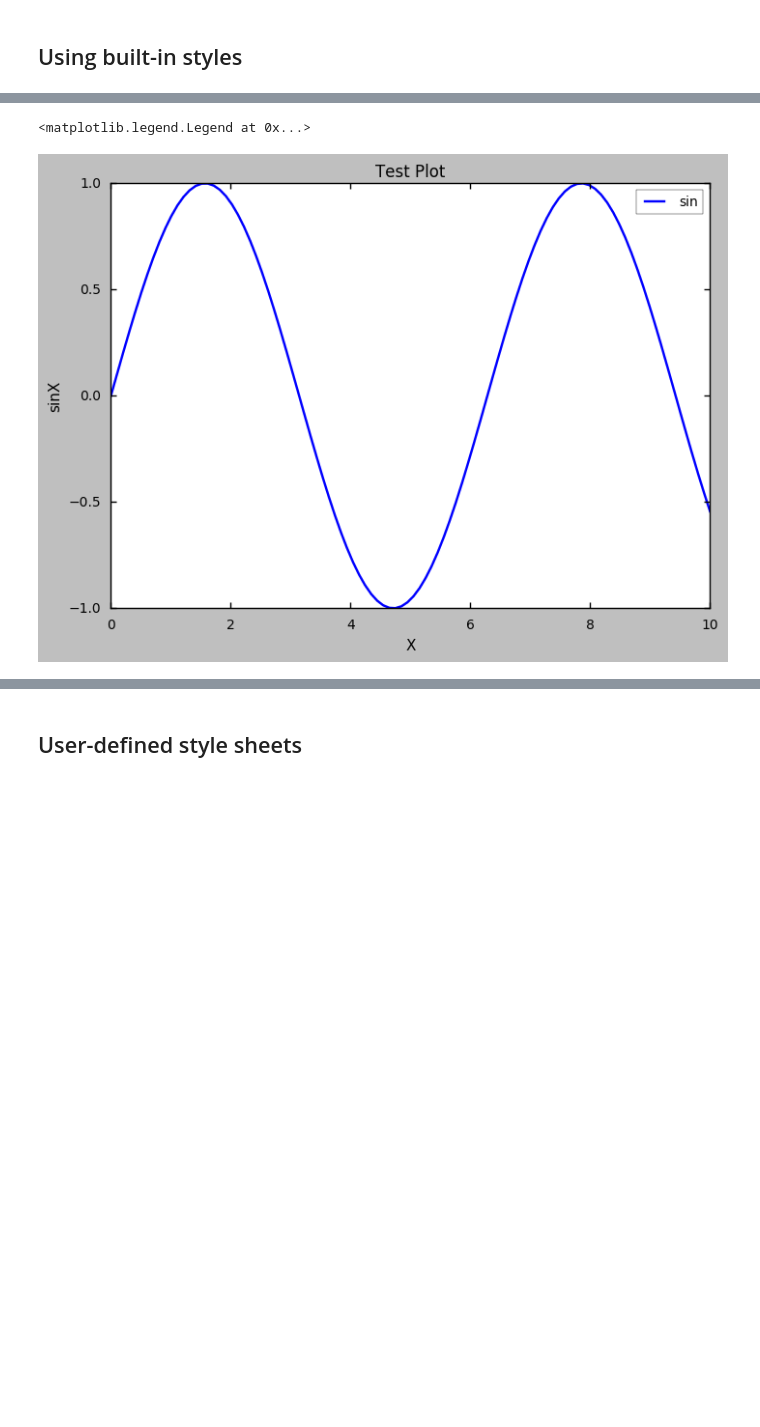
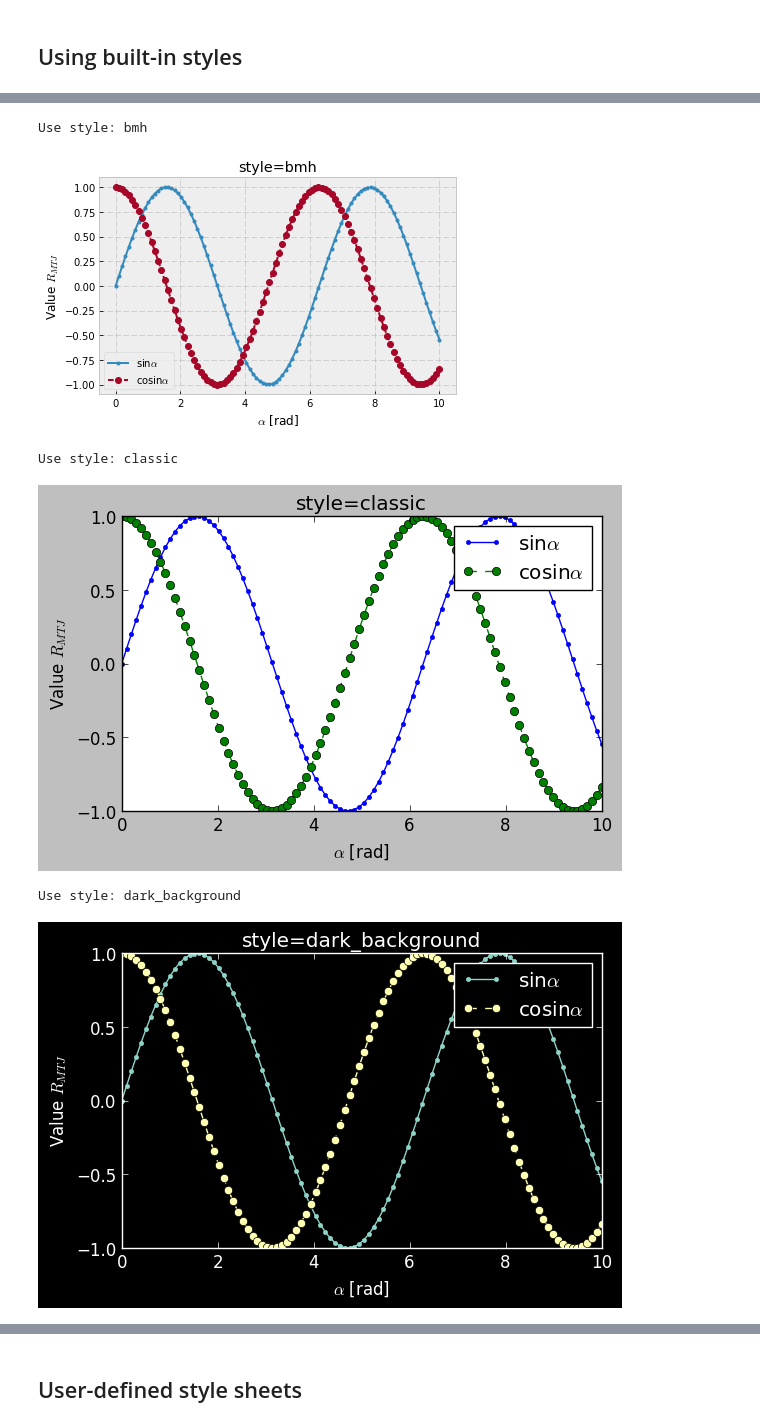
Before and after one commit to minhhaiphys/python-notes, a Jupyter notebook: matplotlib_styles/demo_matplotlib_style.ipynb, the cells around one changed output, grey strips where cells are left out. Saved outputs shown, nothing was run; the diff lists cells and outputs as text; code cells hidden in the pictures; blank space fills up the shorter version.

```diff
--- a/matplotlib_styles/demo_matplotlib_style.ipynb
+++ b/matplotlib_styles/demo_matplotlib_style.ipynb
@@ -6,8 +5,24 @@ import matplotlib as mpl
 # %%
 x = np.linspace(0,10,100)
 y = np.sin(x)
+z = np.cos(x)
+# %%
+def plot(sty):
+    print("Use style: %s" %sty)
+    plt.style.use(sty)
+    plt.figure(figsize=(6,4))
+    plt.plot(x,y,'.-',label=r"sin$\alpha$")
+    plt.plot(x,z,'o--',label=r"cosin$\alpha$")
+    plt.xlabel(r"$\alpha$ [rad]")
+    plt.ylabel(r"Value $R_{MTJ}$")
+    plt.title("style=%s" %sty)
+    plt.legend()
+    plt.tight_layout()
+    plt.show()
+    plt.close()
 # %% [markdown]
 ## Using built-in styles ##
 # %%
-print(plt.style.available)
+built_ins = plt.style.available
+print(built_ins)
 # %% [output]
@@ -15,11 +30,11 @@ print(plt.style.available)
-# %%
-# plt.style.use('classic')
-plt.style.use('seaborn-notebook')
-plt.plot(x,y)
-plt.title('Test Plot')
-plt.xlabel("X")
-plt.ylabel("sinX")
-plt.legend(['sin'])
-# %% [output]
-<matplotlib.legend.Legend at 0x...>
-[figure, removed]
+# %%
+%matplotlib inline
+for sty in built_ins:
+    plot(sty)
+# %% [output]
+Use style: bmh
+[figure, added]
+Use style: classic
+[figure, added]
+Use style: dark_background
+[figure, added]
```
Also changed, not shown: parts of 6 cells of this notebook, 4 other files.
